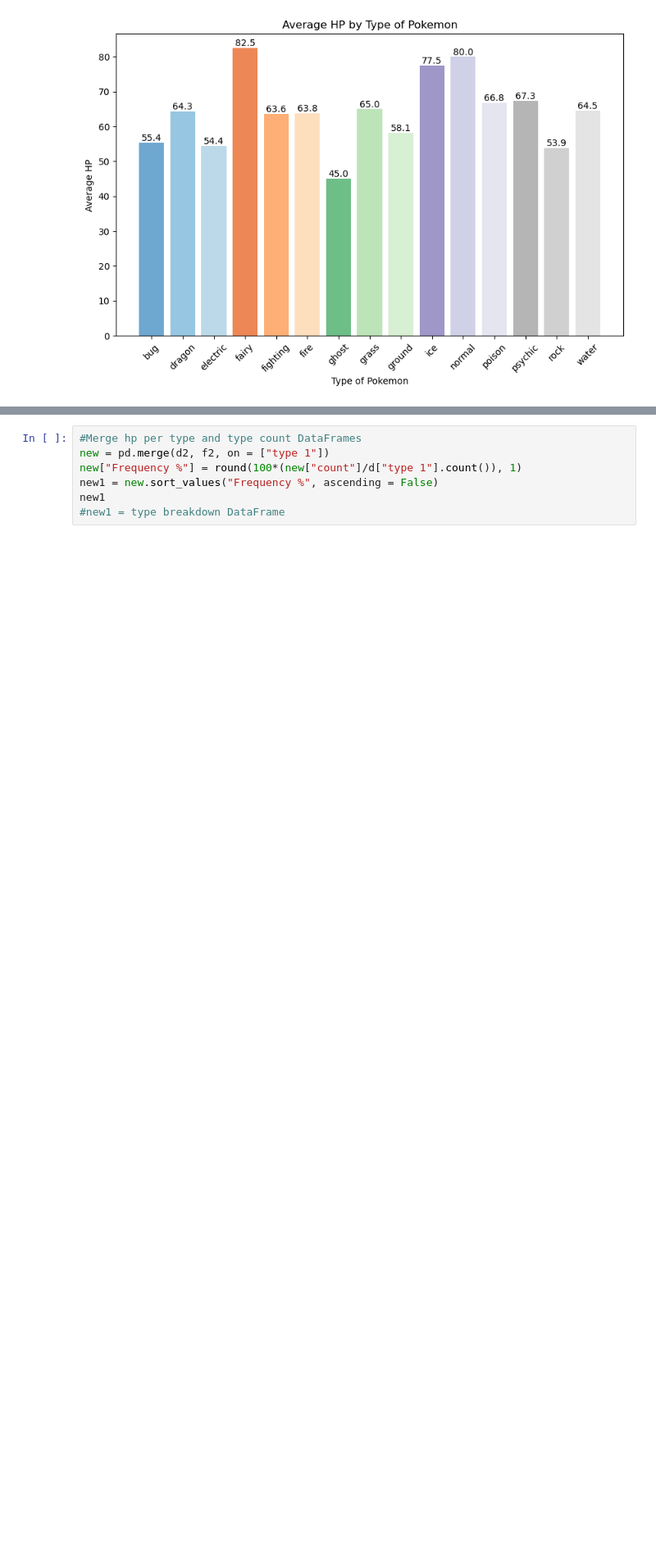
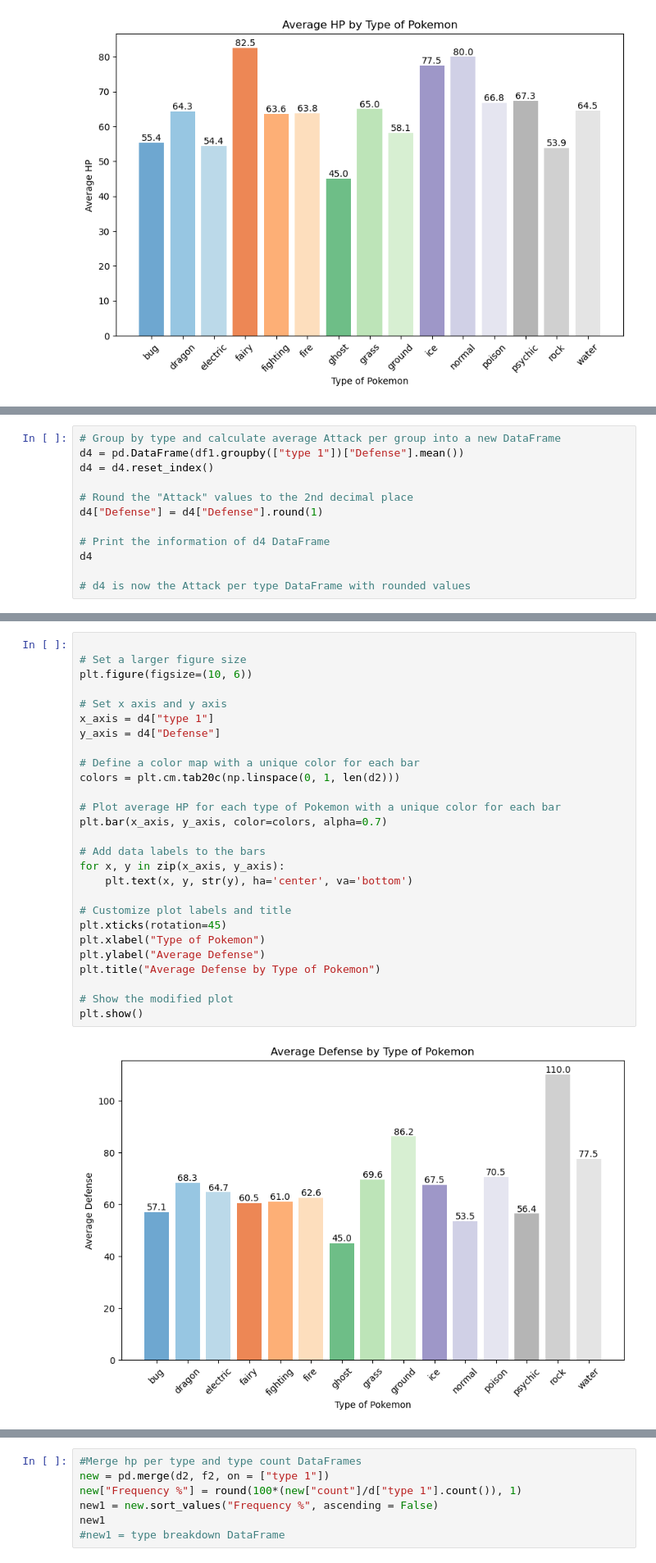
Before and after one commit to Bama-Jamma/Group_Project_1, a Jupyter notebook: PokePy/PokeProj1Start.ipynb, the cells around one changed output, grey strips where cells are left out. Shown at 82% size. Cells and saved outputs as stored; diff of their text form; blank space fills up the shorter version.

```diff
--- a/PokePy/PokeProj1Start.ipynb
+++ b/PokePy/PokeProj1Start.ipynb
@@ -218,0 +276,12 @@ plt.show()
+# %%
+# Group by type and calculate average Attack per group into a new DataFrame
+d4 = pd.DataFrame(df1.groupby(["type 1"])["Defense"].mean())
+d4 = d4.reset_index()
+
+# Round the "Attack" values to the 2nd decimal place
+d4["Defense"] = d4["Defense"].round(1)
+
+# Print the information of d4 DataFrame
+d4
+
+# d4 is now the Attack per type DataFrame with rounded values
@@ -219,3 +305,32 @@ plt.show()
+# %%
+
+# Set a larger figure size
+plt.figure(figsize=(10, 6))
+
+# Set x axis and y axis
+x_axis = d4["type 1"]
+y_axis = d4["Defense"]
+
+# Define a color map with a unique color for each bar
+colors = plt.cm.tab20c(np.linspace(0, 1, len(d2)))
+
+# Plot average HP for each type of Pokemon with a unique color for each bar
+plt.bar(x_axis, y_axis, color=colors, alpha=0.7)
+
+# Add data labels to the bars
+for x, y in zip(x_axis, y_axis):
+    plt.text(x, y, str(y), ha='center', va='bottom')
+
+# Customize plot labels and title
+plt.xticks(rotation=45)
+plt.xlabel("Type of Pokemon")
+plt.ylabel("Average Defense")
+plt.title("Average Defense by Type of Pokemon")
+
+# Show the modified plot
+plt.show()
+# %% [output]
+[figure, added]
 # %%
 # Set a larger figure size
 plt.figure(figsize=(10, 6))
```
Also changed, not shown: parts of 10 cells of this notebook, 1 other file.
